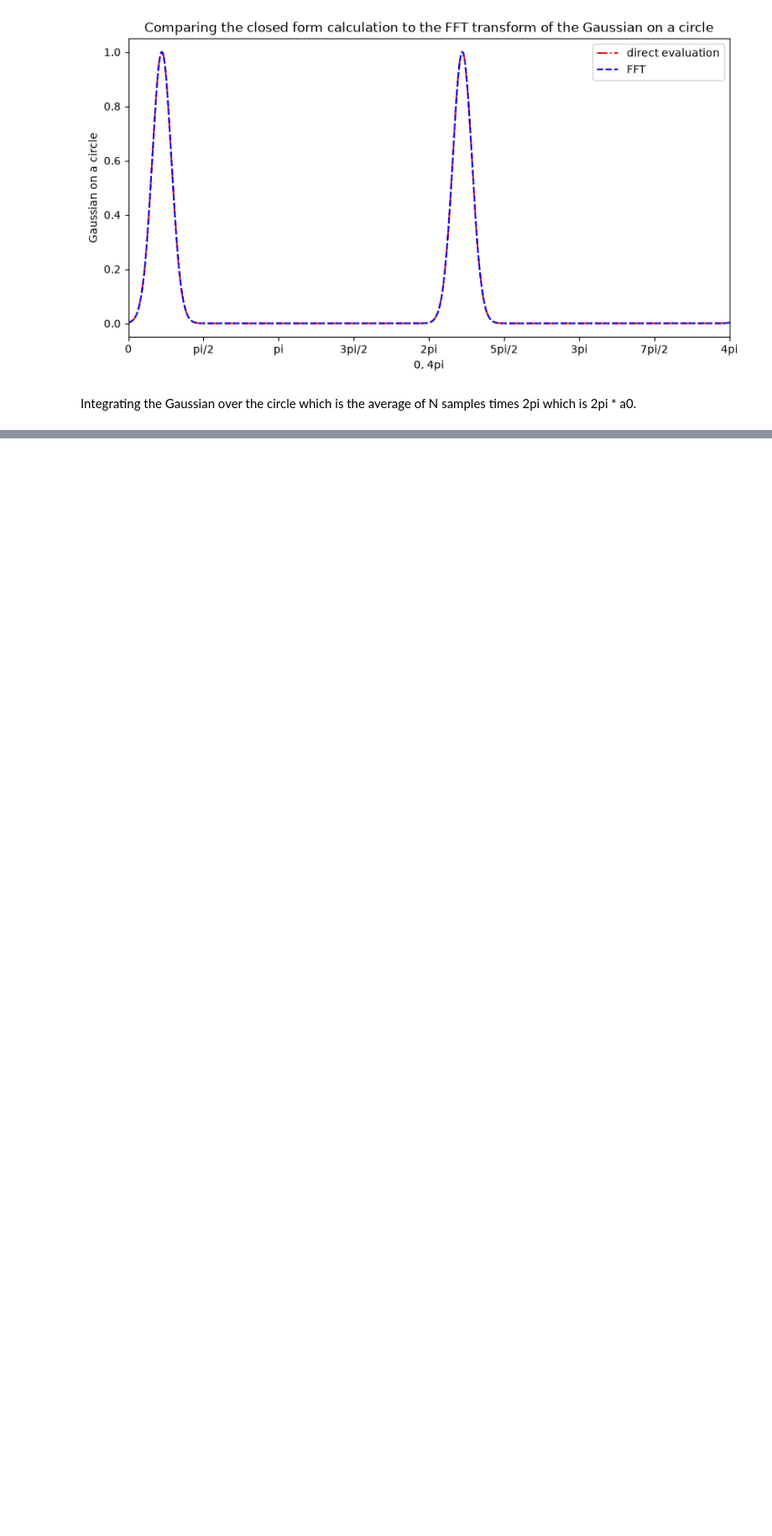
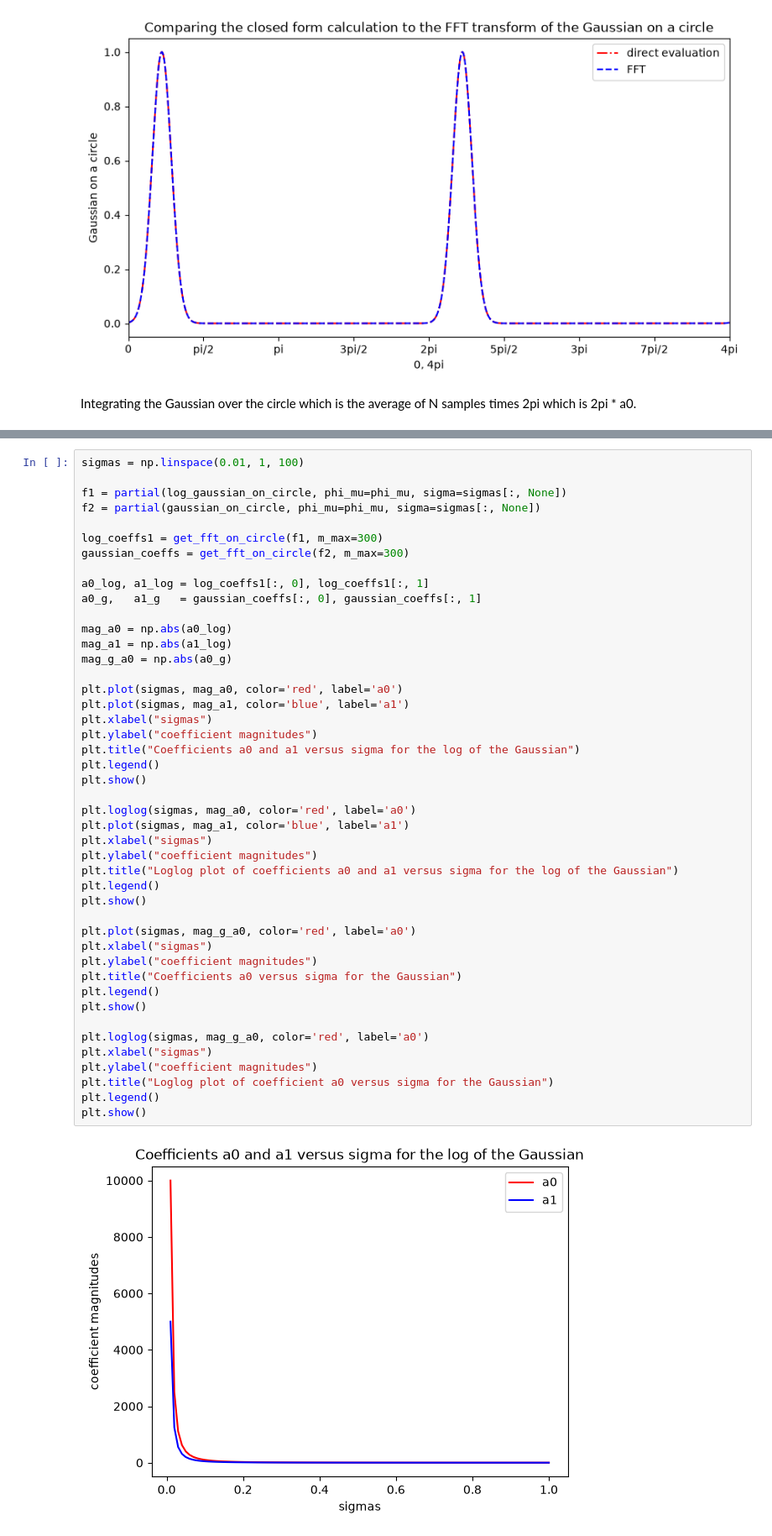
Before and after one commit to Erin-Shu/GAEL, a Jupyter notebook: Gaussian_on_a_Circle.ipynb, the cells around one changed output, grey strips where cells are left out. Shown at 84% size. Cells and saved outputs as stored; diff of their text form; blank space fills up the shorter version.

```diff
--- a/Gaussian_on_a_Circle.ipynb
+++ b/Gaussian_on_a_Circle.ipynb
@@ -172,0 +169,47 @@ Answering the question of evaluating a likelihood in orbit fitting. How many eva
+# %%
+sigmas = np.linspace(0.01, 1, 100)
+
+f1 = partial(log_gaussian_on_circle, phi_mu=phi_mu, sigma=sigmas[:, None])
+f2 = partial(gaussian_on_circle, phi_mu=phi_mu, sigma=sigmas[:, None])
+
+log_coeffs1 = get_fft_on_circle(f1, m_max=300)
+gaussian_coeffs = get_fft_on_circle(f2, m_max=300)
+
+a0_log, a1_log = log_coeffs1[:, 0], log_coeffs1[:, 1]
+a0_g,   a1_g   = gaussian_coeffs[:, 0], gaussian_coeffs[:, 1]
+
+mag_a0 = np.abs(a0_log)
+mag_a1 = np.abs(a1_log)
+mag_g_a0 = np.abs(a0_g)
+
+plt.plot(sigmas, mag_a0, color='red', label='a0')
+plt.plot(sigmas, mag_a1, color='blue', label='a1')
+plt.xlabel("sigmas")
+plt.ylabel("coefficient magnitudes")
+plt.title("Coefficients a0 and a1 versus sigma for the log of the Gaussian")
+plt.legend()
+plt.show()
+
+plt.loglog(sigmas, mag_a0, color='red', label='a0')
+plt.plot(sigmas, mag_a1, color='blue', label='a1')
+plt.xlabel("sigmas")
+plt.ylabel("coefficient magnitudes")
+plt.title("Loglog plot of coefficients a0 and a1 versus sigma for the log of the Gaussian")
+plt.legend()
+plt.show()
+
+plt.plot(sigmas, mag_g_a0, color='red', label='a0')
+plt.xlabel("sigmas")
+plt.ylabel("coefficient magnitudes")
+plt.title("Coefficients a0 versus sigma for the Gaussian")
+plt.legend()
+plt.show()
+
+plt.loglog(sigmas, mag_g_a0, color='red', label='a0')
+plt.xlabel("sigmas")
+plt.ylabel("coefficient magnitudes")
+plt.title("Loglog plot of coefficient a0 versus sigma for the Gaussian")
+plt.legend()
+plt.show()
+# %% [output]
+[figure, added]
```
Also changed, not shown: parts of 6 cells of this notebook.
